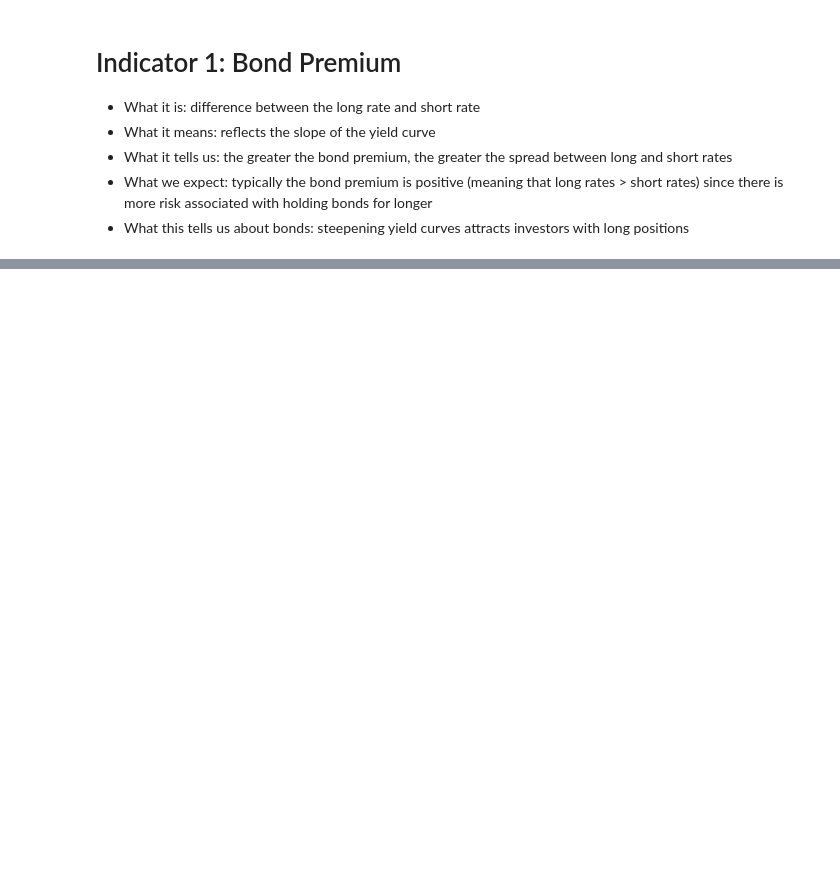
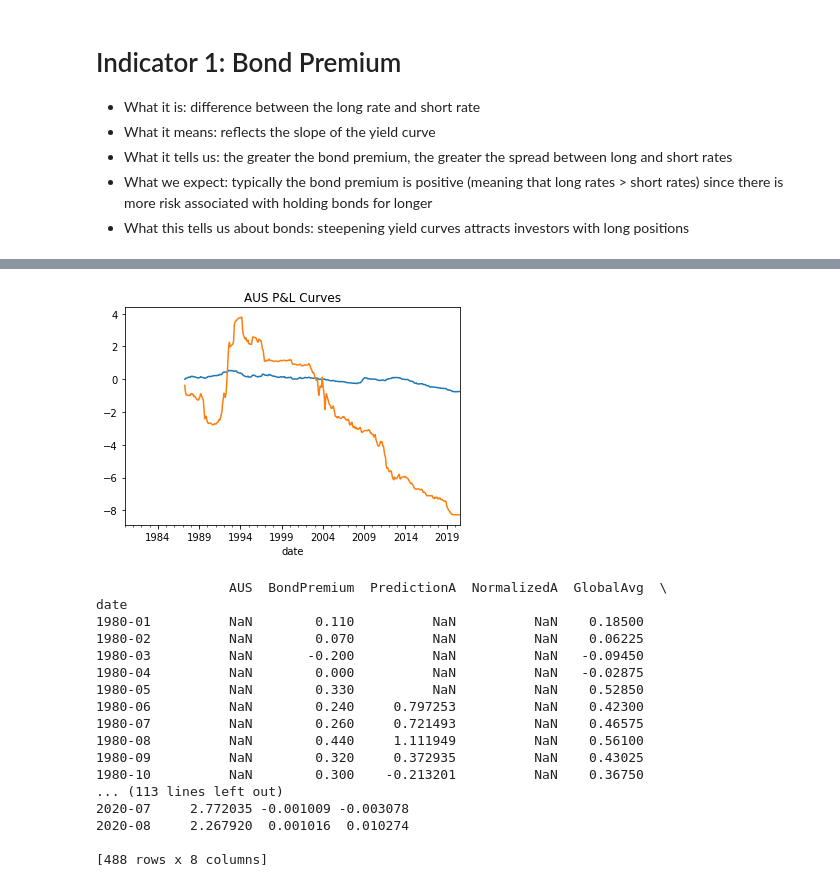
Before and after one commit to Mike-Huntress/Internship2020, a Jupyter notebook: Project.ipynb, the cells around one changed output, grey strips where cells are left out. Saved outputs shown, nothing was run; the diff lists cells and outputs as text; code cells hidden in the pictures; blank space fills up the shorter version.

```diff
--- a/Project.ipynb
+++ b/Project.ipynb
@@ -167,0 +63,15 @@ date
+# %%
+# Calculate and display P&L values from prediction dataframe
+def PnLAnalysis(data, country):
+
+    # Calculate P&L
+    data['pnlA'] = data['PredictionA'] * data[country].shift(1).pct_change()
+    data['pnlB'] = data['PredictionB'] * data[country].shift(1).pct_change()
+
+    # Plot P&L Curves
+    data['pnlA'].cumsum().plot()
+    data['pnlB'].cumsum().plot()
+    plt.title(f'{country} P&L Curves')
+    plt.show()
+
+    return data
@@ -167,0 +84,46 @@ date
+# %%
+# Takes in a country and returns prediction dataframe
+def BondPremiumIndicator(country):
+
+    # Set up monthly country data
+    data = pd.DataFrame(MonthlyBondReturnIndex[country])
+    data['BondPremium'] = BondPremium[country]
+
+    # Prediction A: Prediction scaled by domestic change in BP over 6-month period
+    # Standardize this month's BP relative to past BP within country withing 6M window
+    data['PredictionA'] = (data['BondPremium'] - data['BondPremium'].rolling(6).mean()) / data['BondPremium'].rolling(6).std()
+
+    ## This is how I am getting my predictions into the [-1,1] range
+    data['NormalizedA'] = (data['PredictionA'] - data['PredictionA'].rolling(24).min()) / (data['PredictionA'].rolling(6).max()-data['PredictionA'].rolling(24).min())*2-1
+
+    # Prediction B: Prediction scaled by global average
+    # Standardize this month's BP relative to past BP global average withing 6M window
+    data['GlobalAvg'] = BondPremium[average]
+    data['PredictionB'] = (data['BondPremium'] - data['GlobalAvg'].rolling(6).mean()) / data['GlobalAvg'].rolling(6).std()
+
+    # Calculate P&L
+    data = PnLAnalysis(data, country)
+
+    return data
+# %%
+results = BondPremiumIndicator('AUS')
+print(results)
+# %% [output]
+[figure, added]
+                 AUS  BondPremium  PredictionA  NormalizedA  GlobalAvg  \
+date
+1980-01          NaN        0.110          NaN          NaN    0.18500
+1980-02          NaN        0.070          NaN          NaN    0.06225
+1980-03          NaN       -0.200          NaN          NaN   -0.09450
+1980-04          NaN        0.000          NaN          NaN   -0.02875
+1980-05          NaN        0.330          NaN          NaN    0.52850
+1980-06          NaN        0.240     0.797253          NaN    0.42300
+1980-07          NaN        0.260     0.721493          NaN    0.46575
+1980-08          NaN        0.440     1.111949          NaN    0.56100
+1980-09          NaN        0.320     0.372935          NaN    0.43025
+1980-10          NaN        0.300    -0.213201          NaN    0.36750
+... (113 lines left out)
+2020-07     2.772035 -0.001009 -0.003078
+2020-08     2.267920  0.001016  0.010274
+
+[488 rows x 8 columns]
```
Also changed, not shown: parts of 4 cells of this notebook.
